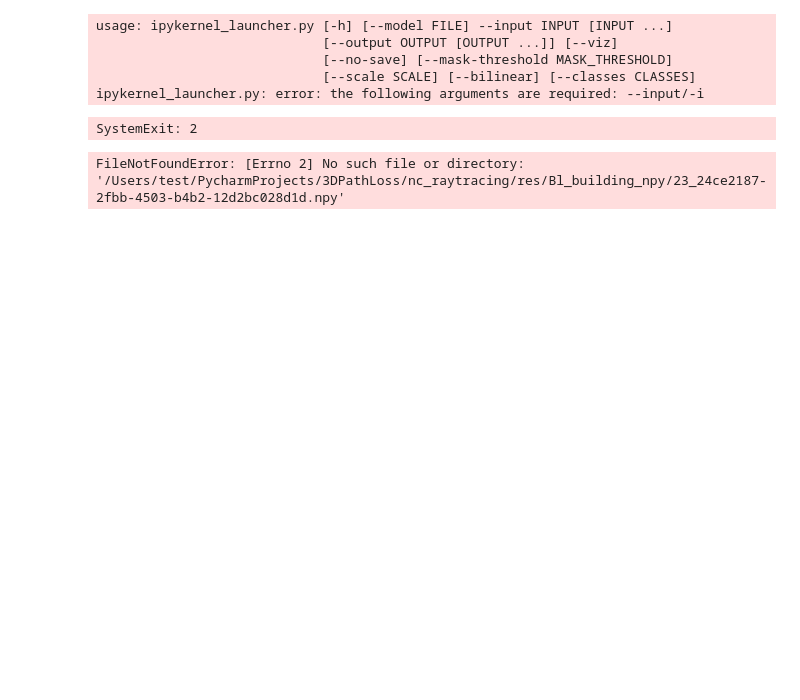
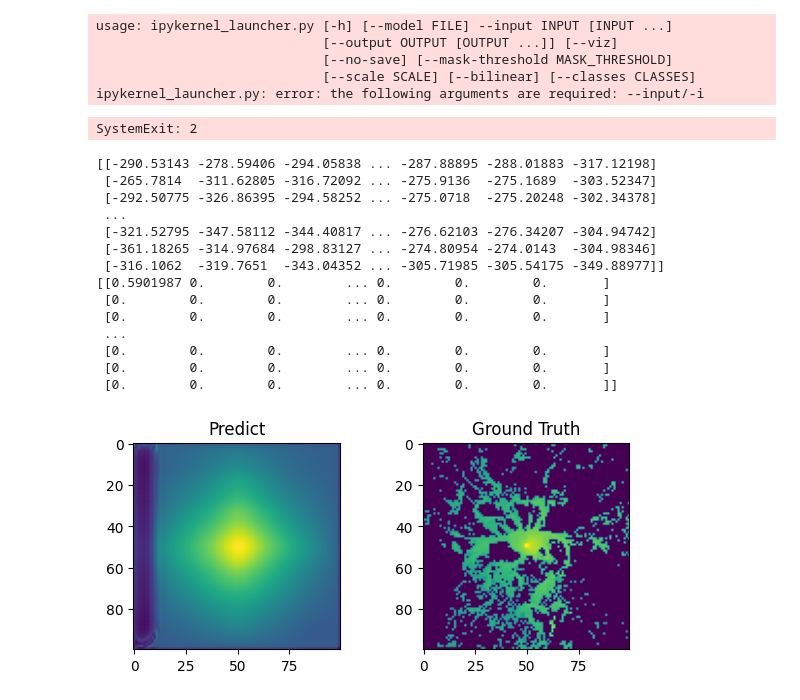
Before and after one commit to otaGran/3DPathLoss, a Jupyter notebook: nc_raytracing/Pytorch-UNet-master/predict_rt.ipynb, the cells around one changed output. Drawn from its saved outputs; the diff is of its cells as text; code cells hidden in the pictures; blank space fills up the shorter version.

```diff
--- a/nc_raytracing/Pytorch-UNet-master/predict_rt.ipynb
+++ b/nc_raytracing/Pytorch-UNet-master/predict_rt.ipynb
@@ -127,7 +127,7 @@ building_height_map_dir = os.path.abspath('../res/Bl_building_npy')
 terrain_height_map_dir = os.path.abspath('../res/Bl_terrain_npy')
 ground_truth_signal_strength_map_dir = os.path.abspath('./coverage_maps_building_map_test_Jun27_before_vegas_proprocessed')
 
-in_files = ["23_24ce2187-2fbb-4503-b4b2-12d2bc028d1d.npy"]
+in_files = ["3_24ce2187-2fbb-4503-b4b2-12d2bc028d1d.npy"]
 
 net = UNet(n_channels=2, n_classes=1, bilinear=False)
 device = torch.device('cuda' if torch.cuda.is_available() else 'cpu')
@@ -176,31 +176,45 @@ for i, filename in enumerate(in_files):
     axes[0].imshow(output)
     axes[0].set_title('Predict')
 
     # Plot the second image in the right subplot
     axes[1].imshow(ground_truth)
     axes[1].set_title('Ground Truth')
 
     # Set spacing between subplots
     plt.subplots_adjust(wspace=0.4)
 
     # Display the figure
     plt.show()
     criterion = nn.MSELoss()
 
 
 
     loss = criterion(torch.from_numpy(output), torch.from_numpy(ground_truth))
     print("Loss: %f"%loss)
 
 
     # if not args.no_save:
     #     out_filename = out_files[i]
     #     result = mask_to_image(mask, mask_values)
     #     result.save(out_filename)
     #     logging.info(f'Mask saved to {out_filename}')
     #
     # if args.viz:
     #     logging.info(f'Visualizing results for image {filename}, close to continue...')
     #     plot_img_and_mask(img, mask)
 # %% [output]
-FileNotFoundError: [Errno 2] No such file or directory: '/Users/test/PycharmProjects/3DPathLoss/nc_raytracing/res/Bl_building_npy/23_24ce2187-2fbb-4503-b4b2-12d2bc028d1d.npy'
+[[-290.53143 -278.59406 -294.05838 ... -287.88895 -288.01883 -317.12198]
+ [-265.7814  -311.62805 -316.72092 ... -275.9136  -275.1689  -303.52347]
+ [-292.50775 -326.86395 -294.58252 ... -275.0718  -275.20248 -302.34378]
+ ...
+ [-321.52795 -347.58112 -344.40817 ... -276.62103 -276.34207 -304.94742]
+ [-361.18265 -314.97684 -298.83127 ... -274.80954 -274.0143  -304.98346]
+ [-316.1062  -319.7651  -343.04352 ... -305.71985 -305.54175 -349.88977]]
+[[0.5901987 0.        0.        ... 0.        0.        0.       ]
+ [0.        0.        0.        ... 0.        0.        0.       ]
+ [0.        0.        0.        ... 0.        0.        0.       ]
+ ...
+ [0.        0.        0.        ... 0.        0.        0.       ]
+ [0.        0.        0.        ... 0.        0.        0.       ]
+ [0.        0.        0.        ... 0.        0.        0.       ]]
+[figure, added]
```
Also changed, not shown: parts of 3 cells of this notebook, 2 other files.
